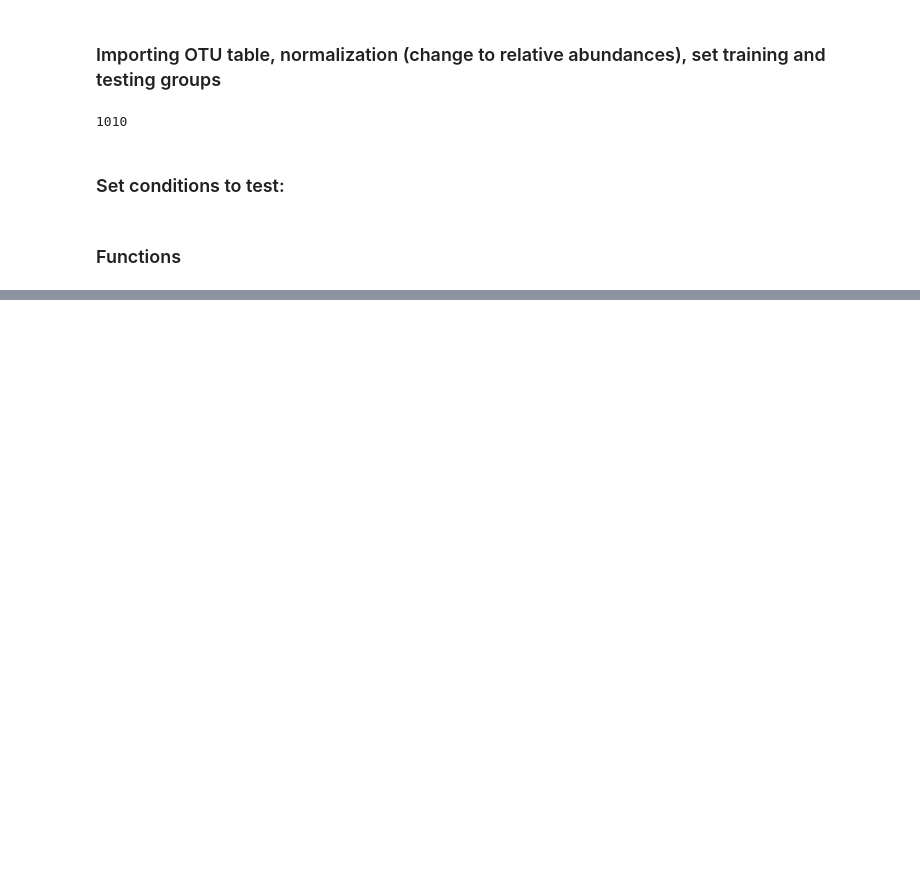
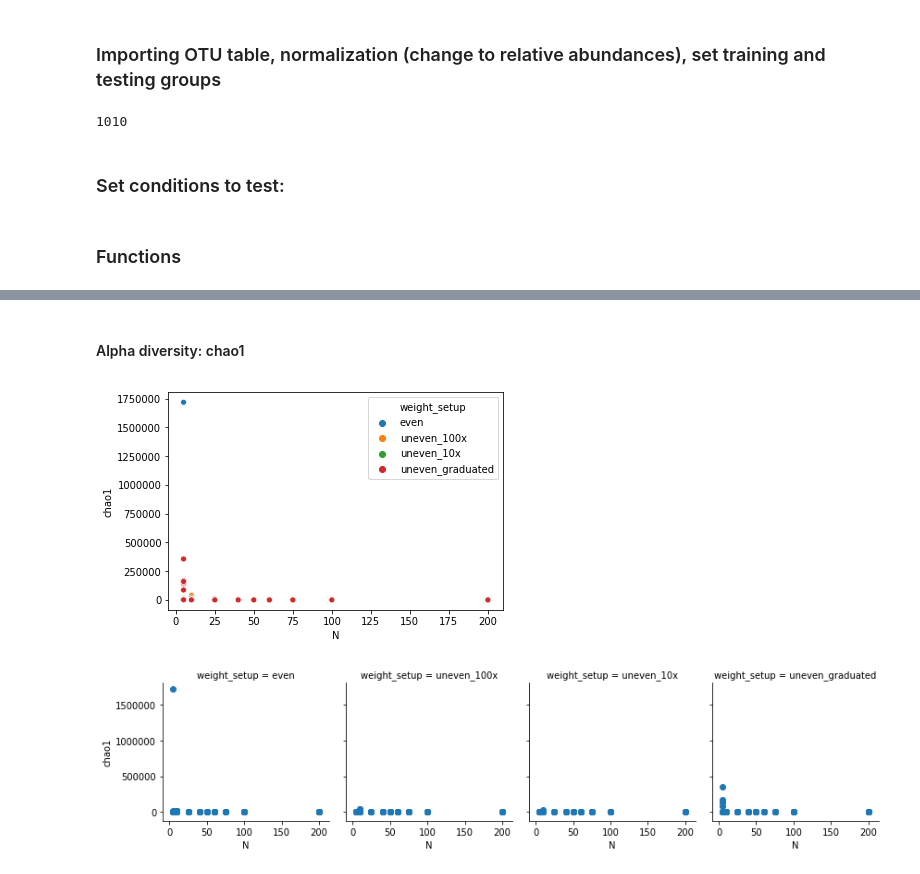
Before and after one commit to dianagong/Alm-rotation, a Jupyter notebook: uw_diffproportionsampling.ipynb, the cells around one changed output, grey strips where cells are left out. Saved outputs shown, nothing was run; the diff lists cells and outputs as text; code cells hidden in the pictures; blank space fills up the shorter version.

```diff
--- a/uw_diffproportionsampling.ipynb
+++ b/uw_diffproportionsampling.ipynb
@@ -229,0 +170,2 @@ OTU_ID  denovo7709  denovo5395  denovo11322  denovo44859  denovo44858  \
+# %% [markdown]
+#### Alpha diversity: chao1
@@ -229,0 +174,10 @@ OTU_ID  denovo7709  denovo5395  denovo11322  denovo44859  denovo44858  \
+# %%
+sns.scatterplot(x='N',y='chao1',hue='weight_setup',data=final_matrix)
+plt.show()
+
+g = sns.FacetGrid(col='weight_setup', data=final_matrix)
+g.map(plt.scatter, 'N', 'chao1')
+plt.show()
+# %% [output]
+[figure, added]
+[figure, added]
```
Also changed, not shown: parts of 25 cells of this notebook.
